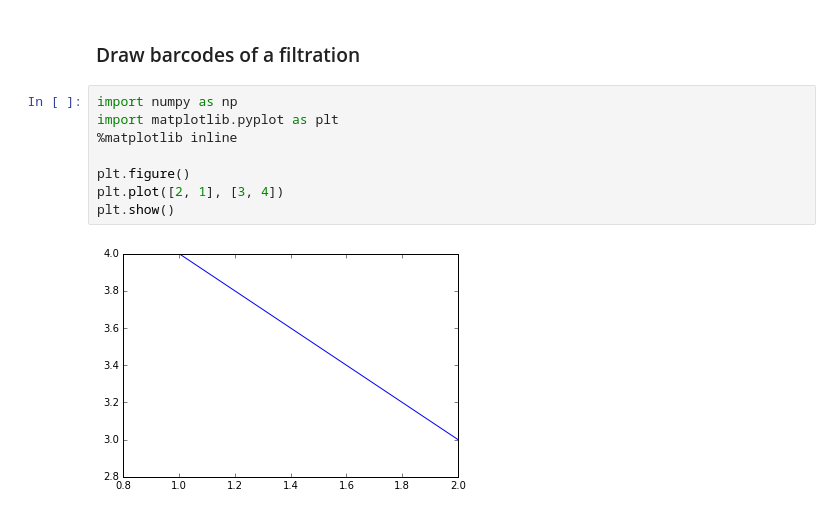
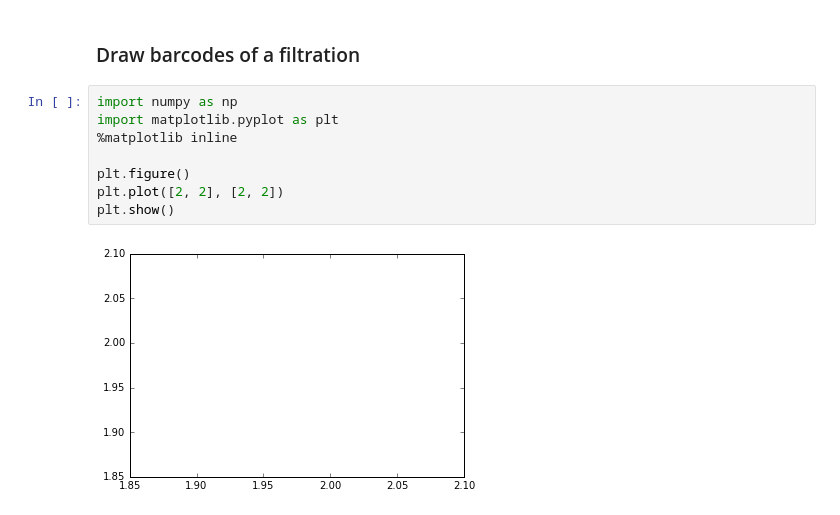
Before and after one commit to vovanhuy/non_top, a Jupyter notebook: python/Untitled.ipynb, the cells around one changed output. Cells and saved outputs as stored; diff of their text form.

Commit message:
Add some visualizations

```diff
--- a/python/Untitled.ipynb
+++ b/python/Untitled.ipynb
@@ -134,10 +171,10 @@ Visualizing barcodes in file /home/huy/my_document/3x/tda/td5/3_ball
 # %%
 import numpy as np
 import matplotlib.pyplot as plt
 %matplotlib inline
 
 plt.figure()
-plt.plot([2, 1], [3, 4])
+plt.plot([2, 2], [2, 2])
 plt.show()
 # %% [output]
-[figure, old version]
+[figure, new version]
```
Also changed, not shown: parts of 6 cells of this notebook.
